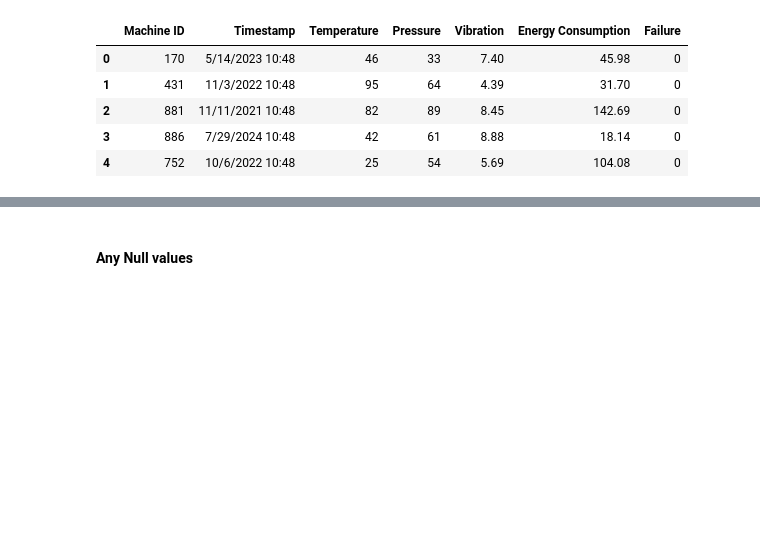
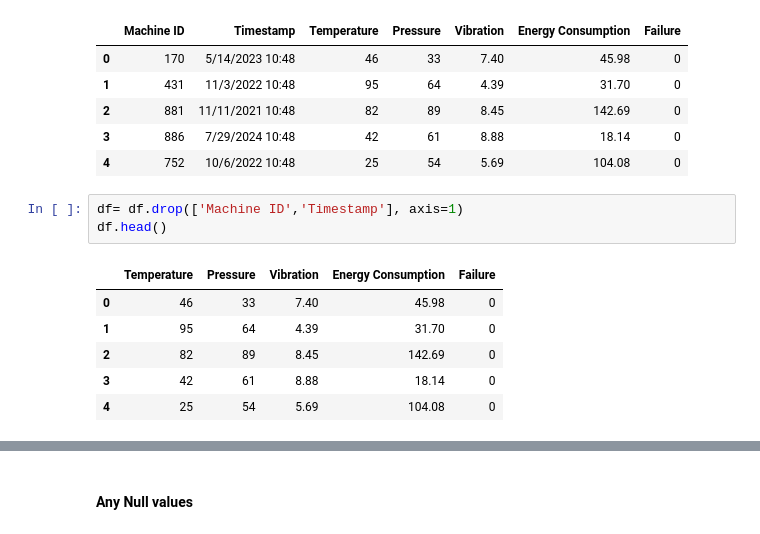
Before and after one commit to AWS-Cloud-Club-Mehran-UET/HacktoberFest-Hackathon, a Jupyter notebook: Issue1.ipynb, the cells around one changed output, grey strips where cells are left out. Drawn from its saved outputs; the diff is of its cells as text; blank space fills up the shorter version.

```diff
--- a/Issue1.ipynb
+++ b/Issue1.ipynb
@@ -16,6 +16,16 @@ df.head()
 | 2 | 881 | 11/11/2021 10:48 | 82 | 89 | 8.45 | 142.69 | 0 |
 | 3 | 886 | 7/29/2024 10:48 | 42 | 61 | 8.88 | 18.14 | 0 |
 | 4 | 752 | 10/6/2022 10:48 | 25 | 54 | 5.69 | 104.08 | 0 |
+# %%
+df= df.drop(['Machine ID','Timestamp'], axis=1)
+df.head()
+# %% [output]
+|  | Temperature | Pressure | Vibration | Energy Consumption | Failure |
+| 0 | 46 | 33 | 7.40 | 45.98 | 0 |
+| 1 | 95 | 64 | 4.39 | 31.70 | 0 |
+| 2 | 82 | 89 | 8.45 | 142.69 | 0 |
+| 3 | 42 | 61 | 8.88 | 18.14 | 0 |
+| 4 | 25 | 54 | 5.69 | 104.08 | 0 |
 # %%
 print(df.describe())
 # %% [output]
```
Also changed, not shown: parts of 22 cells of this notebook.
